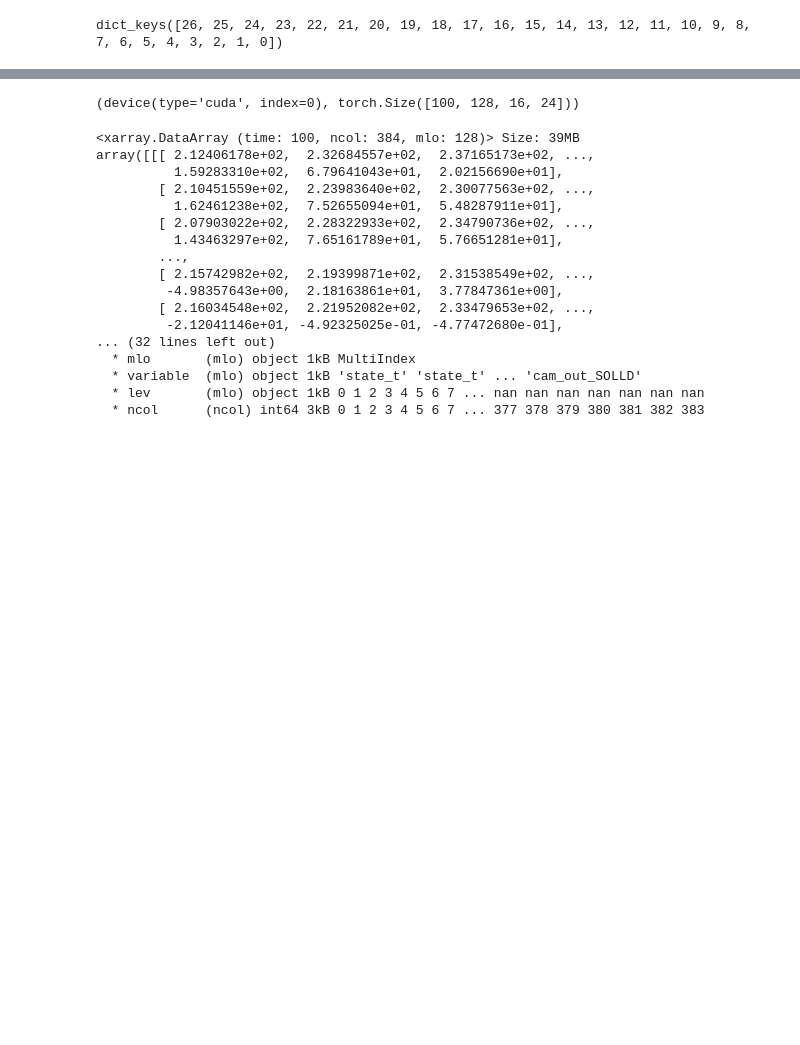
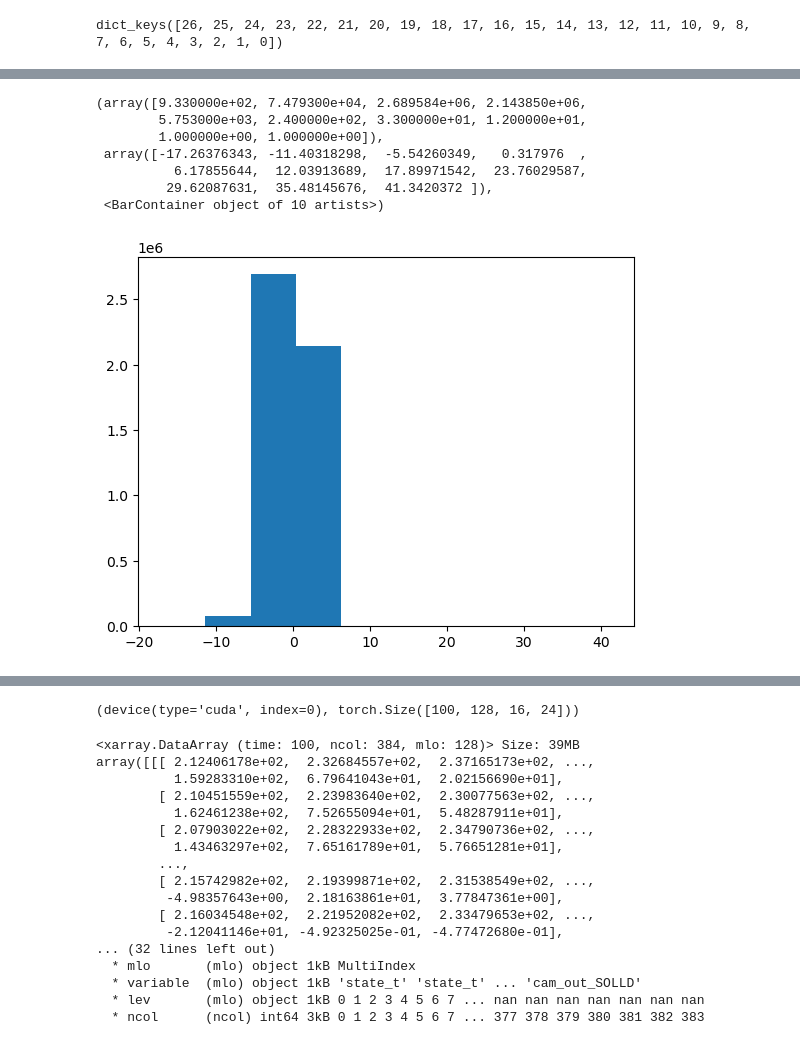
Before and after one commit to SammyAgrawal/diffusion-climsim, a Jupyter notebook: Notebooks/Evaluation.ipynb, the cells around one changed output, grey strips where cells are left out. Cells and saved outputs as stored; diff of their text form; code cells hidden in the pictures; blank space fills up the shorter version.

```diff
--- a/Notebooks/Evaluation.ipynb
+++ b/Notebooks/Evaluation.ipynb
@@ -682,0 +702,11 @@ dict_keys([26, 25, 24, 23, 22, 21, 20, 19, 18, 17, 16, 15, 14, 13, 12, 11, 10, 9
+# %%
+plt.hist(real_images.flatten())
+# %% [output]
+(array([9.330000e+02, 7.479300e+04, 2.689584e+06, 2.143850e+06,
+        5.753000e+03, 2.400000e+02, 3.300000e+01, 1.200000e+01,
+        1.000000e+00, 1.000000e+00]),
+ array([-17.26376343, -11.40318298,  -5.54260349,   0.317976  ,
+          6.17855644,  12.03913689,  17.89971542,  23.76029587,
+         29.62087631,  35.48145676,  41.3420372 ]),
+ <BarContainer object of 10 artists>)
+[figure, added]
```
Also changed, not shown: parts of 28 cells of this notebook, 5 other files.
